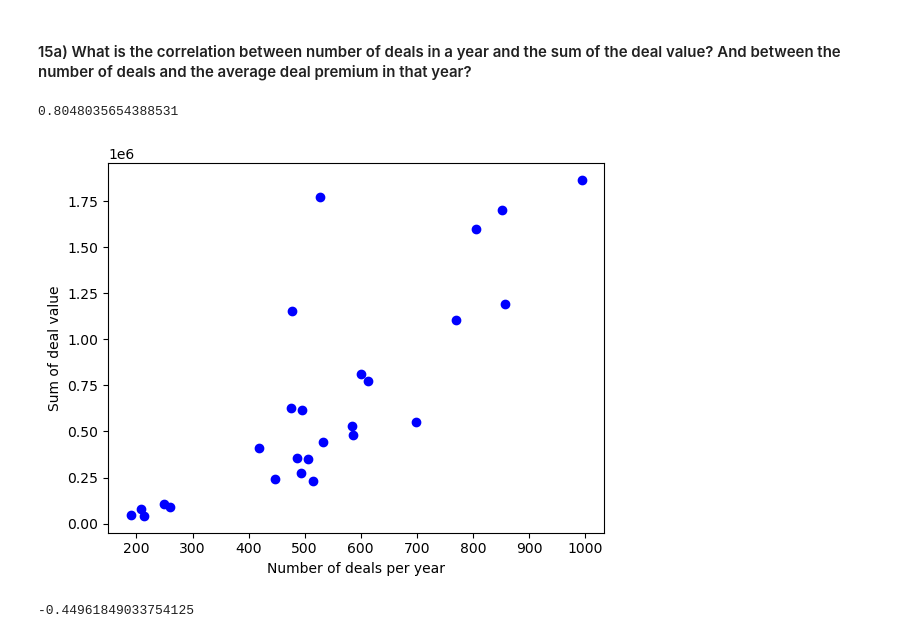
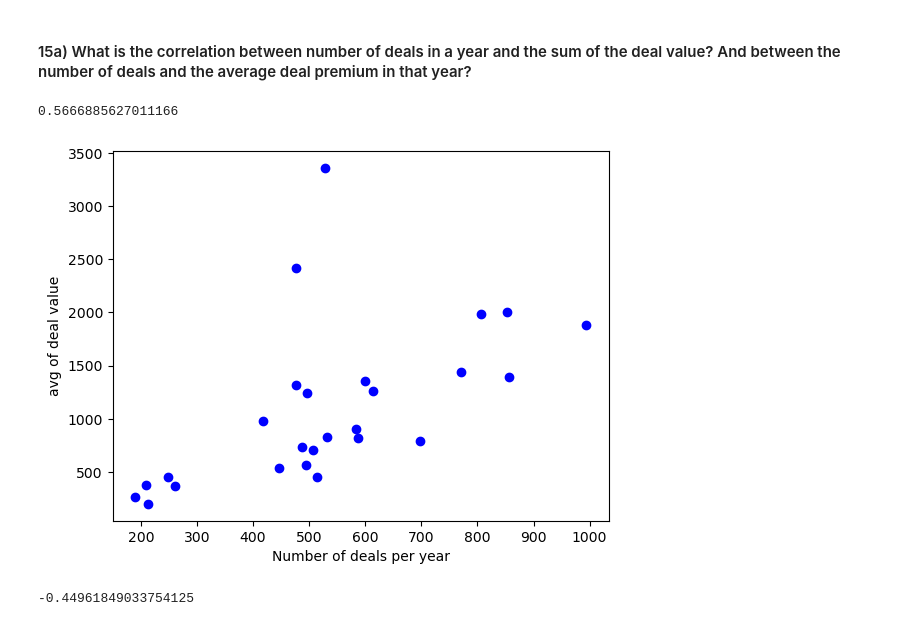
Before and after one commit to SimonRbk95/Strategy_Analytics, a Jupyter notebook: Tutorial_1/T1_assignment.ipynb, the cells around one changed output. Saved outputs shown, nothing was run; the diff lists cells and outputs as text; code cells hidden in the pictures.

```diff
--- a/Tutorial_1/T1_assignment.ipynb
+++ b/Tutorial_1/T1_assignment.ipynb
@@ -159,17 +159,17 @@ year
 # %%
 import matplotlib.pyplot as plt
 
 # correlation between number of deals in a year and the sums of the deal value per year
-correlation=df_combined['counts'].astype('float64').corr(df_combined['sums_deal_values'].astype('float64'))
+correlation=df_combined['counts'].astype('float64').corr(df_combined['avg_deal_value'].astype('float64'))
 
 print(correlation)
-plt.plot(df_combined['counts'], df_combined['sums_deal_values'], 'o', color='blue')
+plt.plot(df_combined['counts'], df_combined['avg_deal_value'], 'o', color='blue')
 plt.xlabel("Number of deals per year")
-plt.ylabel("Sum of deal value")
+plt.ylabel("avg of deal value")
 plt.show()
 # %% [output]
-0.8048035654388531
+0.5666885627011166
-[figure, old version]
+[figure, new version]
 # %%
 # correlation between between the number of deals and the average deal premium in that year
 correlation=df_combined['counts'].astype('float64').corr(df_combined['avg_deal_premium'].astype('float64'))
```
Also changed, not shown: parts of 1 cell of this notebook.
